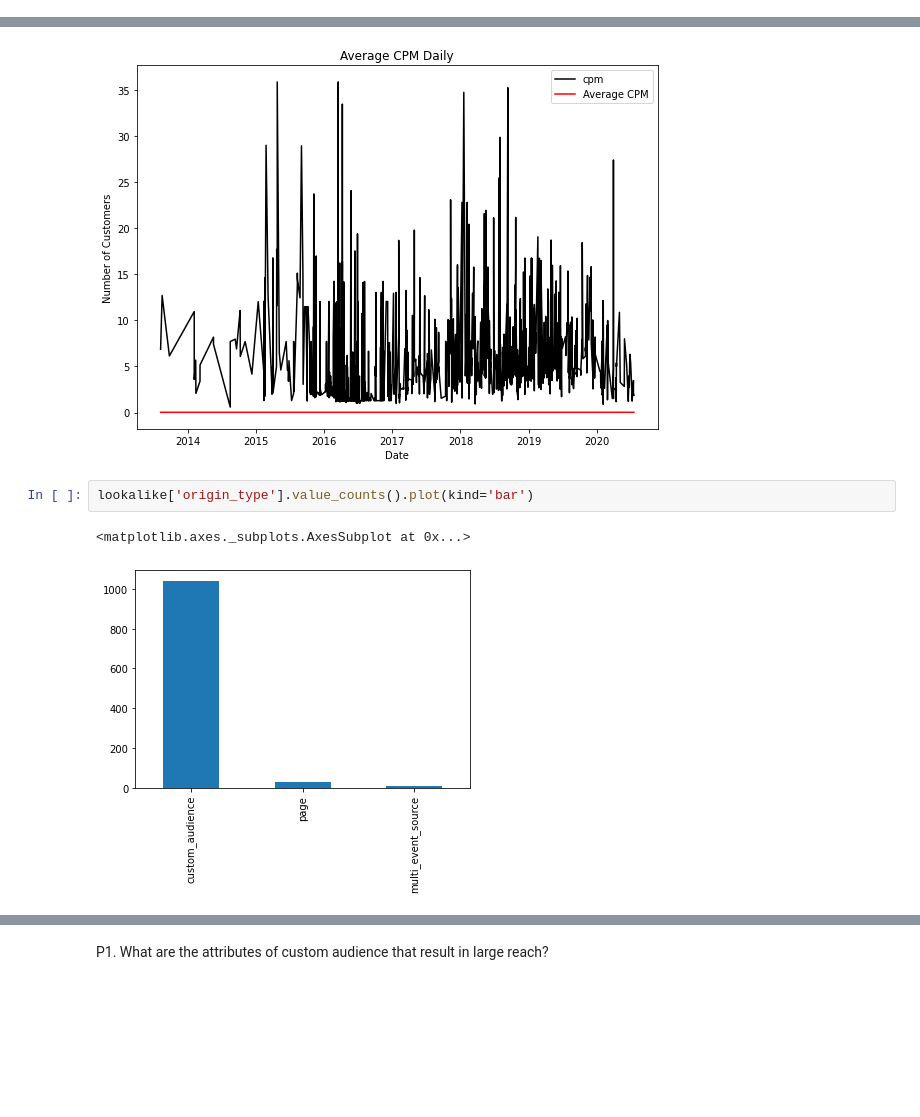
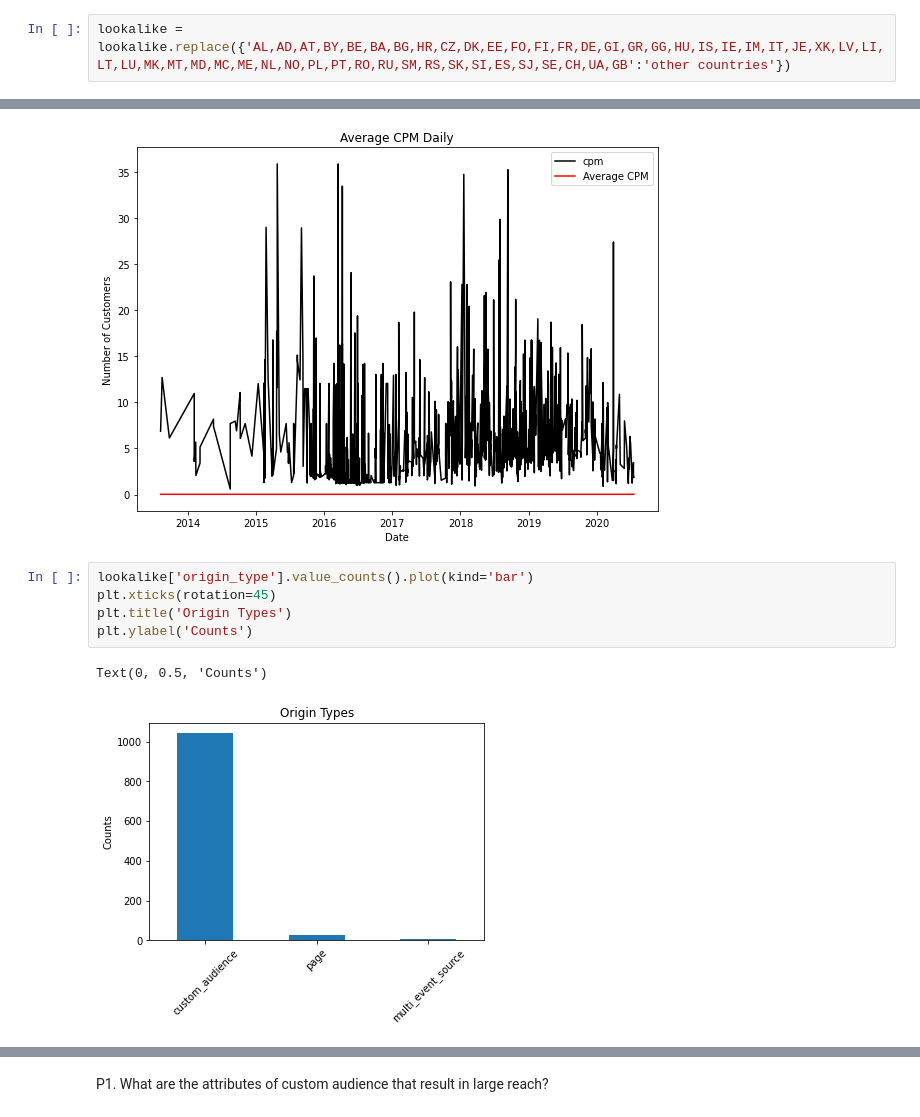
Before and after one commit to Dennieeeee/Viacom-Custom-Audience-Ads-Analysis, a Jupyter notebook: XNproject_Update_v3.ipynb, the cells around one changed output, grey strips where cells are left out. Saved outputs shown, nothing was run; the diff lists cells and outputs as text; blank space fills up the shorter version.

Commit message:
Add files via upload
lookalike dataset: clean up the country name and re-create the plots.

```diff
--- a/XNproject_Update_v3.ipynb
+++ b/XNproject_Update_v3.ipynb
@@ -61,6 +61,8 @@ lookalike.head(1)
 # %% [output]
 |  | country | ratio | origin_id | origin_name | origin_type |
 | 0 | US | 0.08 | 6071223636402 | Everyone Who Engaged With MTV Page | custom_audience |
+# %%
+lookalike = lookalike.replace({'AL,AD,AT,BY,BE,BA,BG,HR,CZ,DK,EE,FO,FI,FR,DE,GI,GR,GG,HU,IS,IE,IM,IT,JE,XK,LV,LI,LT,LU,MK,MT,MD,MC,ME,NL,NO,PL,PT,RO,RU,SM,RS,SK,SI,ES,SJ,SE,CH,UA,GB':'other countries'})
 # %%
 lookalike.shape
 # %% [output]
@@ -189,7 +191,10 @@ plt.tight_layout()
 [figure]
 # %%
 lookalike['origin_type'].value_counts().plot(kind='bar')
+plt.xticks(rotation=45)
+plt.title('Origin Types')
+plt.ylabel('Counts')
 # %% [output]
-<matplotlib.axes._subplots.AxesSubplot at 0x...>
+Text(0, 0.5, 'Counts')
-[figure, old version]
+[figure, new version]
 # %%
```
Also changed, not shown: parts of 1 cell of this notebook.
